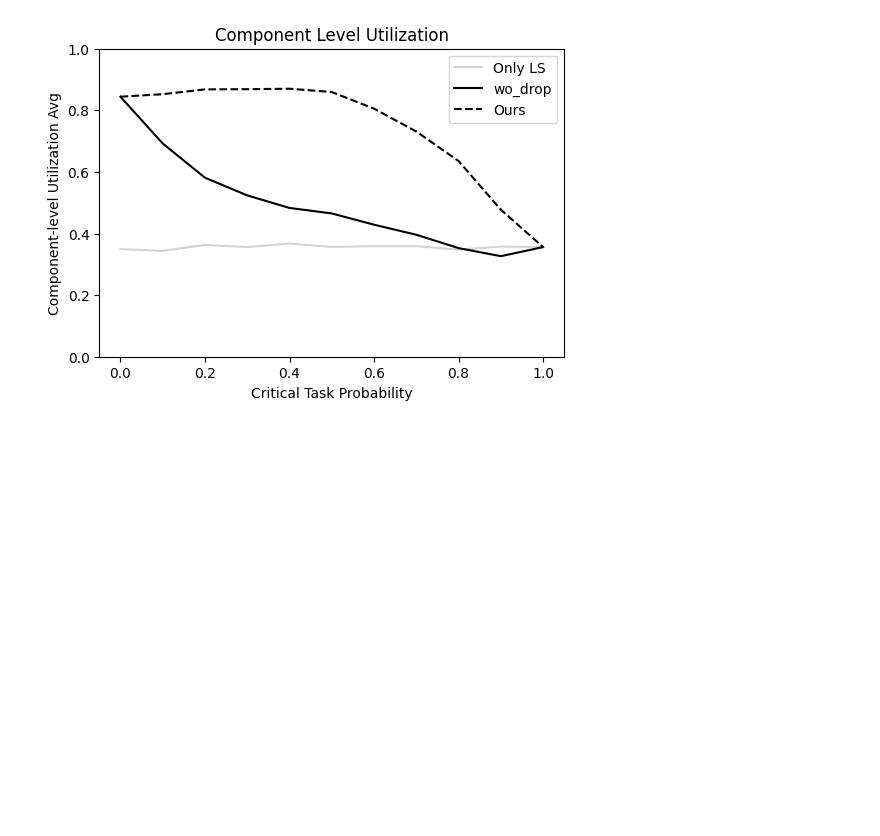
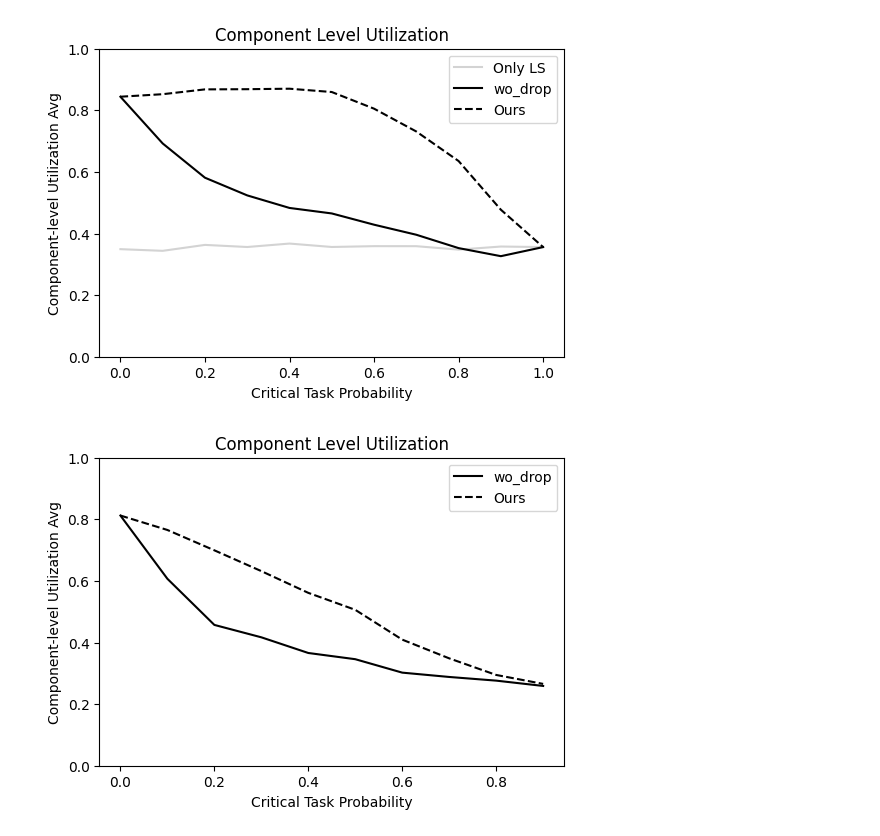
Before and after one commit to Akyeast/softerr_sim, a Jupyter notebook: vis/vis_utilization.ipynb, the cells around one changed output. Cells and saved outputs as stored; diff of their text form; code cells hidden in the pictures; blank space fills up the shorter version.

Commit message:
task level utilization

```diff
--- a/vis/vis_utilization.ipynb
+++ b/vis/vis_utilization.ipynb
@@ -44,0 +49,37 @@ plt.show()
+# %%
+file_path = '../output/utilization_task/'
+files = sorted(os.listdir(file_path))
+
+cfg = get_config('../cfg/utilization_cfg.json')
+
+criticality_prob_list = cfg['critical_prob_list']
+
+wo = [0.0] * len(criticality_prob_list)
+ours = [0.0] * len(criticality_prob_list)
+# %%
+for file in files :
+    if not file.endswith('.txt') :
+        continue
+    _params = [p.split('=') for p in file[:-4].split('&')]
+    params = {k: v for k, v in _params}
+    wo_utilization, our_utilization = get_file_avg(file_path + file)
+    index = criticality_prob_list.index(float(params['critical_prob']))
+
+    wo[index] += wo_utilization
+    ours[index] += our_utilization
+# %%
+plt.figure(figsize=(6,4))
+
+plt.plot(criticality_prob_list[:-1], wo[:-1], label='wo_drop', color='black')
+plt.plot(criticality_prob_list[:-1], ours[:-1], label='Ours', color='black', linestyle='dashed')
+
+# # set y lim
+plt.ylim(0, 1)
+
+plt.title('Component Level Utilization')
+plt.xlabel('Critical Task Probability')
+plt.ylabel('Component-level Utilization Avg')
+plt.legend()
+plt.show()
+# %% [output]
+[figure, added]
```
Also changed, not shown: parts of 1 cell of this notebook, 13 other files.
